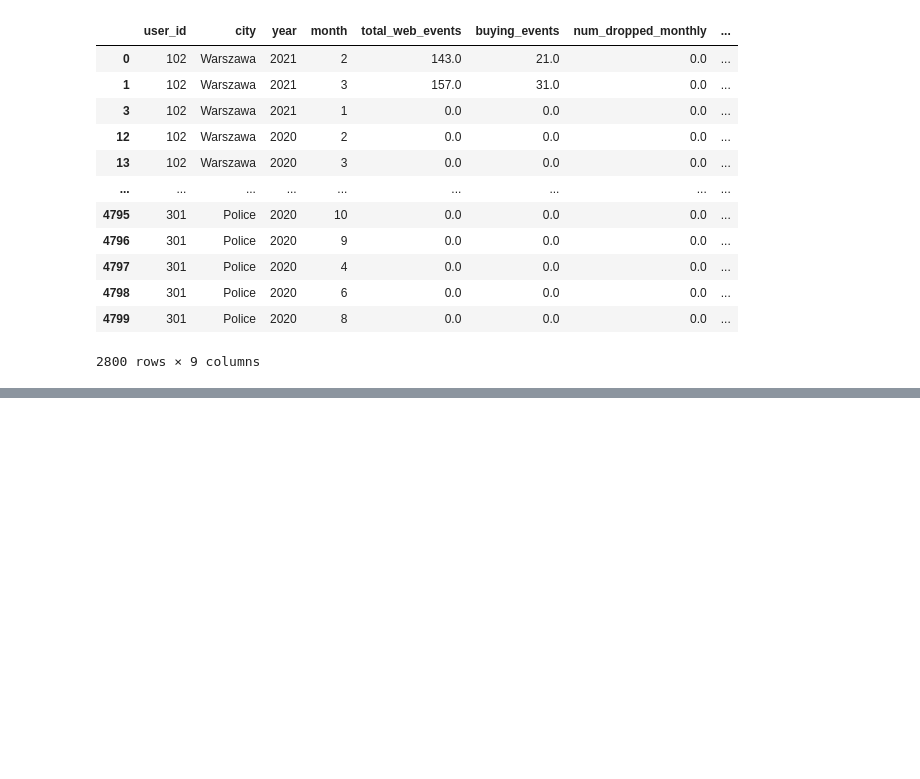
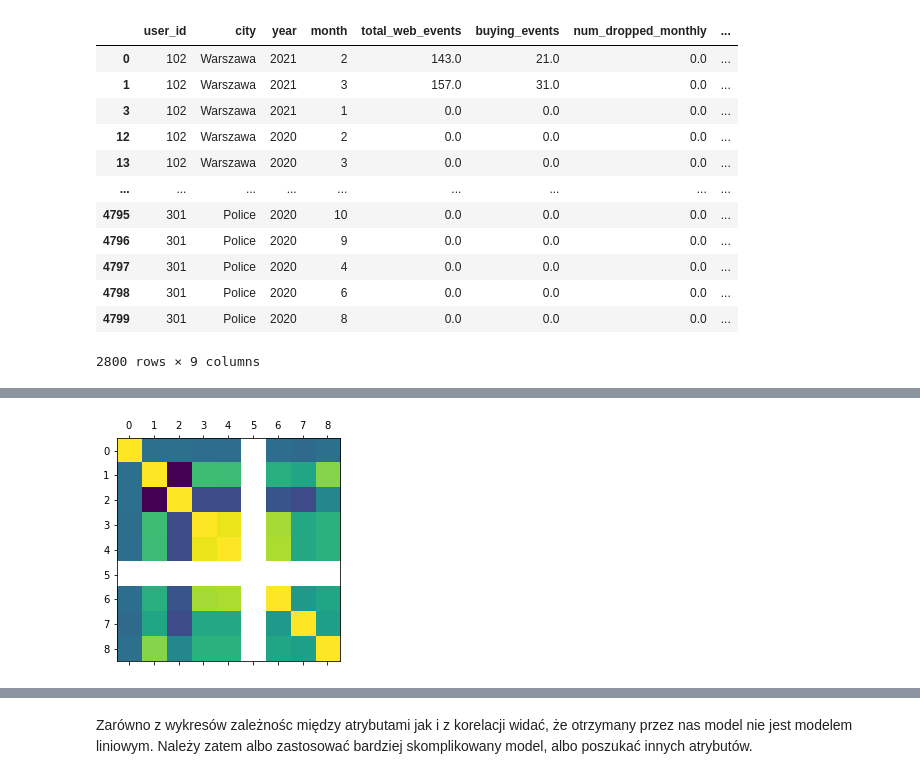
Before and after one commit to amasiukevich/IUM_shop, a Jupyter notebook: EDA.ipynb, the cells around one changed output, grey strips where cells are left out. Drawn from its saved outputs; the diff is of its cells as text; code cells hidden in the pictures; blank space fills up the shorter version.

```diff
--- a/EDA.ipynb
+++ b/EDA.ipynb
@@ -562,0 +578,6 @@ processed_data.to_csv('processed_data.csv')
+# %%
+plt.matshow(processed_data_with_period_number.corr())
+plt.show()
+processed_data_with_period_number.corr()
+# %% [output]
+[figure, added]
@@ -562,0 +594,2 @@ processed_data.to_csv('processed_data.csv')
+# %% [markdown]
+Zarówno z wykresów zależnośc między atrybutami jak i z korelacji widać, że otrzymany przez nas model nie jest modelem liniowym. Należy zatem albo zastosować bardziej skomplikowany model, albo poszukać innych atrybutów.
```
Also changed, not shown: parts of 8 cells of this notebook.
